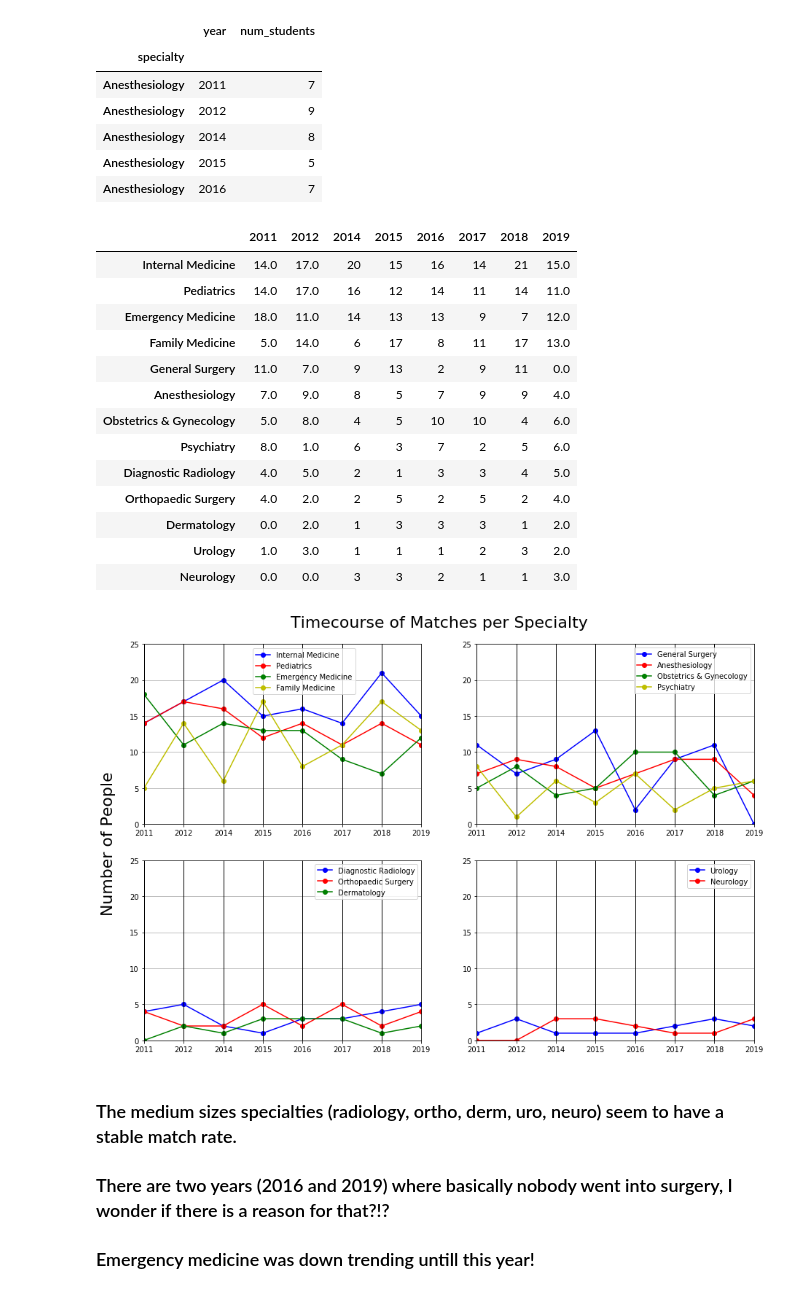
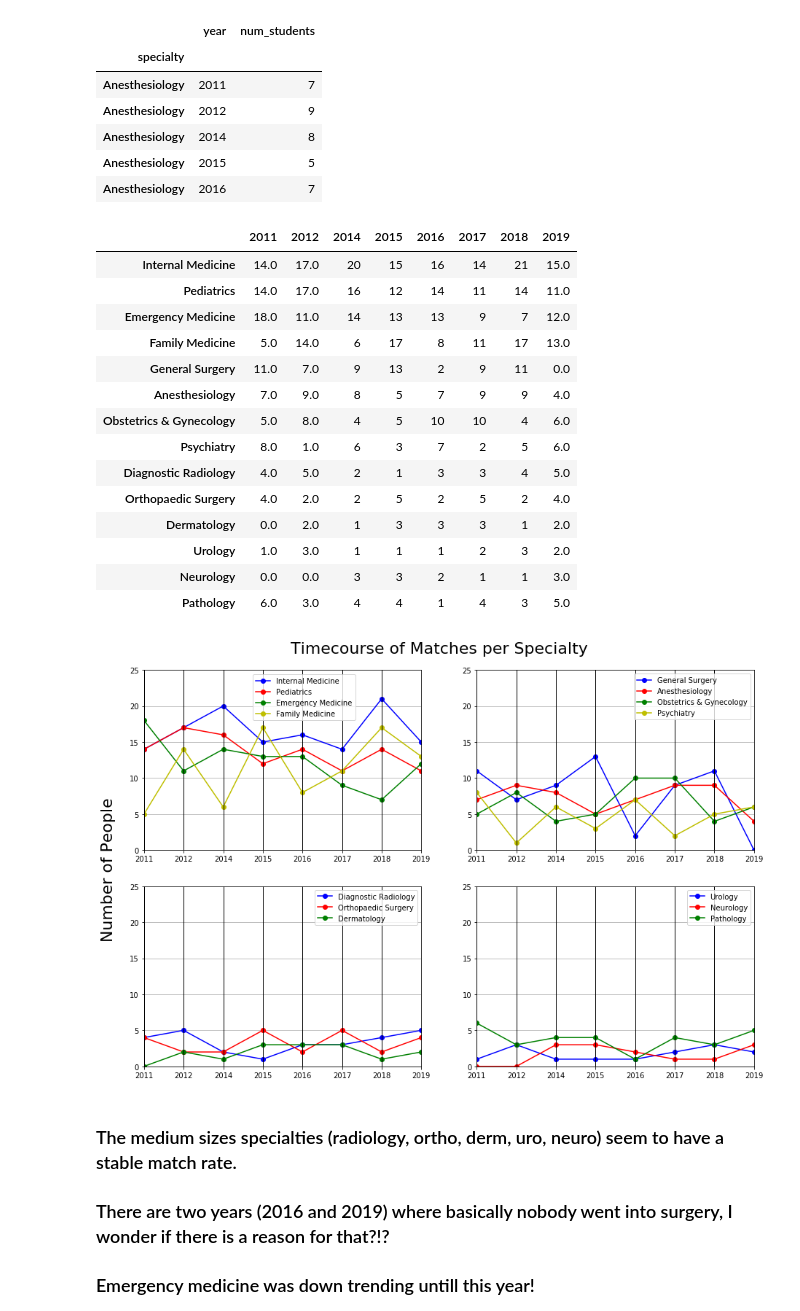
Before and after one commit to coup321/match_data_analysis, a Jupyter notebook: class_stats.ipynb, the cells around one changed output. Drawn from its saved outputs; the diff is of its cells as text; code cells hidden in the pictures.

Commit message:
add pathology

```diff
--- a/class_stats.ipynb
+++ b/class_stats.ipynb
@@ -145,7 +145,7 @@ parallel_data = pd.DataFrame( index = [
     'Internal Medicine','Pediatrics','Emergency Medicine','Family Medicine',
     'General Surgery','Anesthesiology','Obstetrics & Gynecology','Psychiatry',
     'Diagnostic Radiology','Orthopaedic Surgery','Dermatology',
-    'Urology','Neurology'] )
+    'Urology','Neurology', 'Pathology'] )
 
 for year in [2011,2012,2014,2015,2016,2017,2018,2019]:
     parallel_data[year] = grouped_df[grouped_df.year == year].iloc[:,1]
@@ -166,38 +166,39 @@ parallel_data
 | Dermatology | 0.0 | 2.0 | 1 | 3 | 3 | 3 | 1 | 2.0 |
 | Urology | 1.0 | 3.0 | 1 | 1 | 1 | 2 | 3 | 2.0 |
 | Neurology | 0.0 | 0.0 | 3 | 3 | 2 | 1 | 1 | 3.0 |
+| Pathology | 6.0 | 3.0 | 4 | 4 | 1 | 4 | 3 | 5.0 |
 # %%
 parallel_data['specialty'] = parallel_data.index
 # %%
 #these will be the specialties evaluated in each subplot
 cols = ['Internal Medicine','Pediatrics','Emergency Medicine','Family Medicine']
 cols2 = ['General Surgery','Anesthesiology','Obstetrics & Gynecology','Psychiatry']
 cols3 = ['Diagnostic Radiology','Orthopaedic Surgery','Dermatology']
-cols4 = ['Urology','Neurology']
+cols4 = ['Urology','Neurology', 'Pathology']
 
 
 #line colors
 my_colors = list(islice(cycle(['b','r','g','y','k']), None, len(parallel_data)))
 
 #make 2x2 subplots
 fig, axes = plt.subplots(2,2, figsize=(15,10))
 
 #Add title and y axis label
 fig.text(0.08, 0.5, 'Number of People', ha='center', va='center', rotation='vertical', fontsize=22)
 fig.text(0.5, 0.92, 'Timecourse of Matches per Specialty', ha='center', va='center', fontsize=22)
 
 #Make plots
 ax1 = parallel_coordinates(parallel_data.loc[cols],'specialty', color=my_colors, marker='o', ax=axes[0][0])
 ax1.legend(bbox_to_anchor=(0.38, 0.7)) #moves legend in 0x0 subplot keep it from obscuring data points
 ax2 = parallel_coordinates(parallel_data.loc[cols2],'specialty', color=my_colors, marker='o', ax=axes[0][1])
 ax3 = parallel_coordinates(parallel_data.loc[cols3],'specialty', color=my_colors, marker='o', ax=axes[1][0])
 ax4 = parallel_coordinates(parallel_data.loc[cols4],'specialty', color=my_colors, marker='o', ax=axes[1][1])
 
 #normalizes y axis
 for x in [ax1,ax2,ax3,ax4]:
     x.set_ylim([0,25])
 # %% [output]
-[figure, old version]
+[figure, new version]
 # %% [markdown]
 
 ### The medium sizes specialties (radiology, ortho, derm, uro, neuro) seem to have a stable match rate.
```
